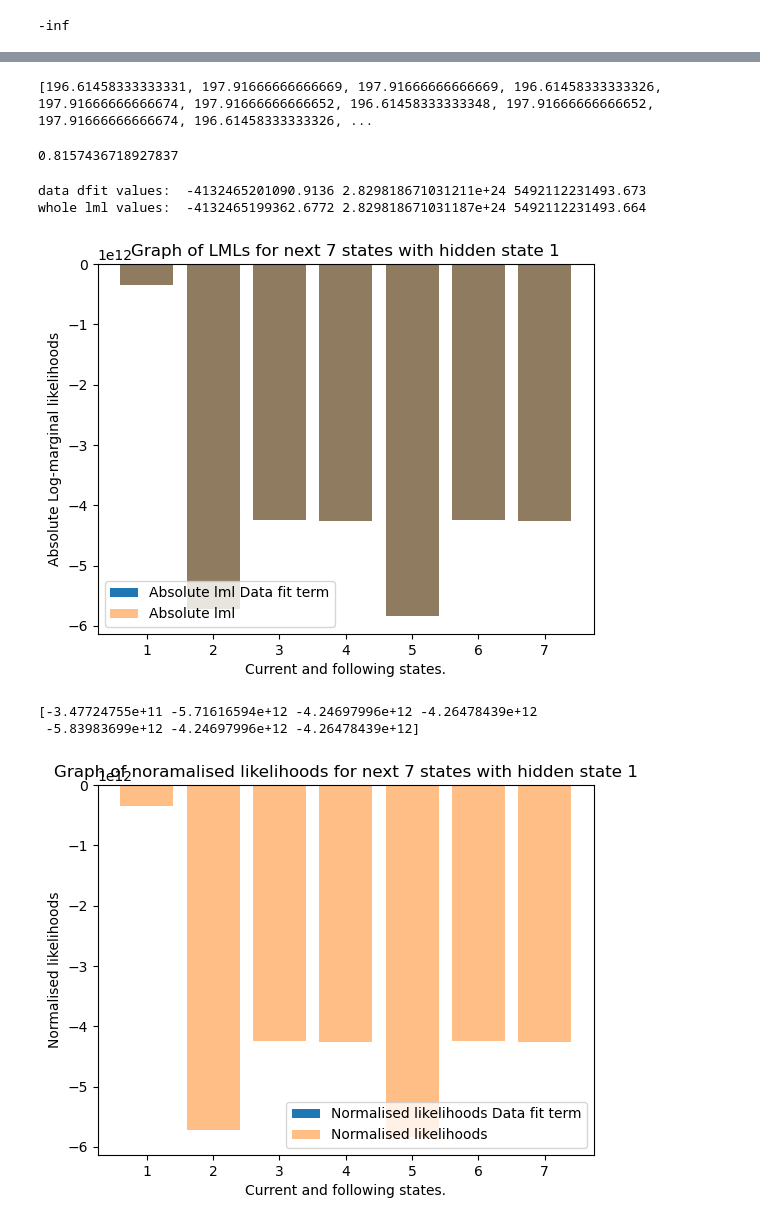
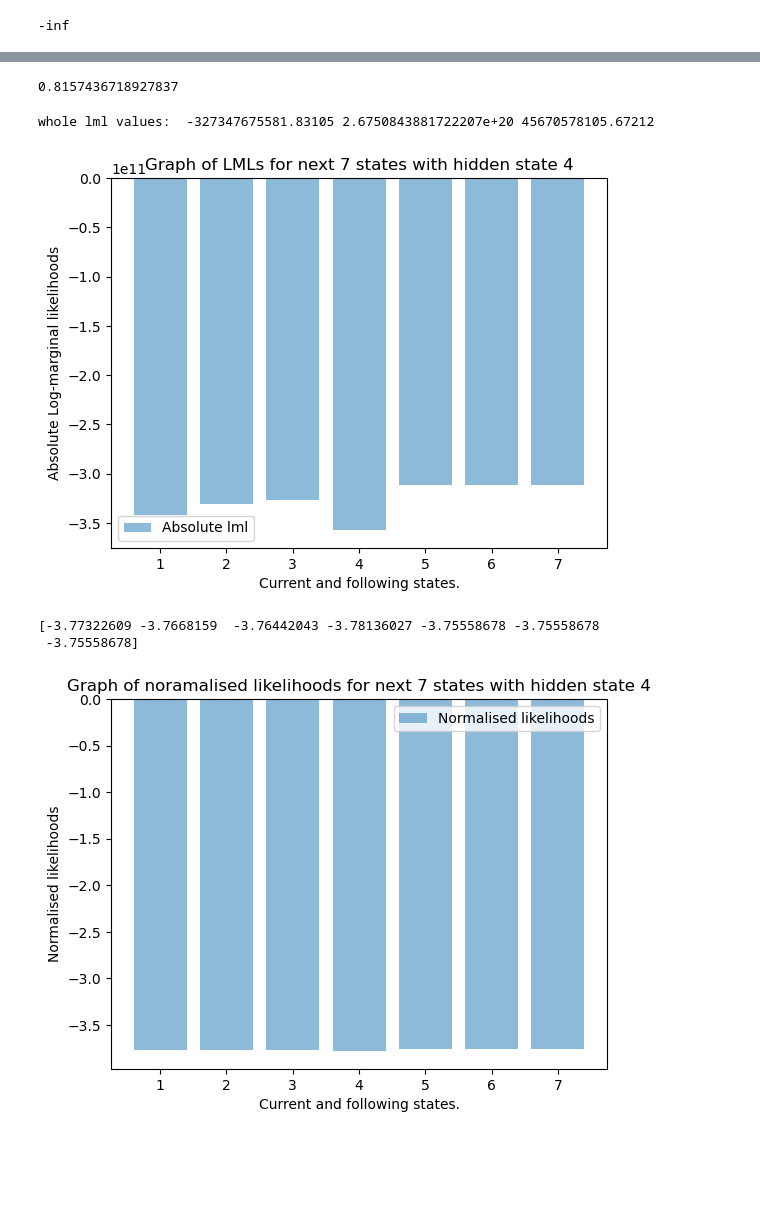
Before and after one commit to josephinecowley/Score-follower, a Jupyter notebook: viterbi_experiments/viterbi_state_duration_models.ipynb, the cells around one changed output, grey strips where cells are left out. Cells and saved outputs as stored; diff of their text form; code cells hidden in the pictures; blank space fills up the shorter version.

Commit message:
feat: add exploratory workings into sustain effects

```diff
--- a/viterbi_experiments/viterbi_state_duration_models.ipynb
+++ b/viterbi_experiments/viterbi_state_duration_models.ipynb
@@ -12,9 +12,10 @@ sys.path.append('/Users/josephine/Documents/Engineering /Part IIB/Score alignmen
 import helper
 # %%
 # Return hidden score states
-
+from librosa import hz_to_note
 note_info = process_midi_to_note_info('/Users/josephine/Documents/Engineering /Part IIB/Score alignment project/Score-follower/midi_files/Bach_1.midi')
-dic = notes_to_chords(note_info, sustain=False)
-score, time_to_next = dict_to_frequency_list(dic)
-print(score)
+dic = notes_to_chords(note_info, sustain=True)
+score, time_to_next, cumulative= dict_to_frequency_list(dic)
+for i in score:
+    print(hz_to_note(i))
 # %% [output]
@@ -27,17 +45,17 @@ print(time_to_next)
 # Create cov_dict
 
 cov_dict = {}
-sample_length = 500
+sample_length = 700
 sample_rate = 44100
 M=9
 transition=0.465
 v=2.37
-sigma_f=5
-sigma_n=0.1
+sigma_f=1/500000
+sigma_n=50
 time_samples = np.linspace(0, sample_length/sample_rate, sample_length)
 max_d = 50
 
-for state in score[:20]:
+for state in score[:100]:
     if str(state) not in cov_dict:
         cov_dict[str(state)] = helper.SM_kernel(
             time_samples, time_samples, M=M,  f=state, sigma_f=sigma_f, T=transition, v=v) + sigma_n**2 * np.eye(sample_length)
@@ -58,12 +76,12 @@ print(transition[2,4,7])
 # Return observed state elements as a list of np.arrays called audio_data
 
 # Define arguments
-hop_length = 2000
+hop_length = 5000
 
-show = 100000
-offset = 10000 # TODO Ive added an offset of 10000 for now whilst we havent implemented a solution for the initial silence
+show = 500000
+offset = 56000 # TODO Ive added an offset of 10000 for now whilst we havent implemented a solution for the initial silence
 
-performance_path = '/Users/josephine/Documents/Engineering /Part IIB/Score alignment project/Score-follower/wav_files/bach_3.wav'
+performance_path = '/Users/josephine/Documents/Engineering /Part IIB/Score alignment project/Score-follower/wav_files/slow_sustain.wav'
 sample_rate, data = wav.read(performance_path)
 
 performance_duration = len(data)/sample_rate
@@ -81,7 +99,3 @@ for i in sample_indices[:40]:
-# %%
-print(time_to_next)
-# %% [output]
-[196.61458333333331, 197.91666666666669, 197.91666666666669, 196.61458333333326, 197.91666666666674, 197.91666666666652, 196.61458333333348, 197.91666666666652, 197.91666666666674, 196.61458333333326, ...
 # %%
 p = 1/2.9
 q = 1 - p
@@ -93,45 +107,45 @@ print(advance_transition)
 # %%
  # Trying by processing methods (not normalisation)
 
 sample_length = len(audio_data[0])
 time_samples = np.linspace(0, sample_length/sample_rate, sample_length)
 freqs = [100, 150, 200, 250, 261, 275,300, 350, 400]
 probs = []
 probs_data_fit = []
 for f in range(len(score[:7])):
-    lml = -helper.stable_nlml(time_samples, audio_data[6], M=9, normalised=False, f=score[f], T=0.465, v=2.37)
-    lml_data_fit = -helper.relative_nlml(time_samples, audio_data[6], M=9, normalised=False, f=score[f], T=0.465, v=2.37)
+    lml = -helper.stable_nlml(time_samples, audio_data[36], M=9, normalised=False, f=score[f], T=0.465, v=2.37)
+    lml_data_fit = -helper.relative_nlml(time_samples, audio_data[36], M=9, normalised=False, f=score[f], T=0.465, v=2.37)
     probs.append(lml)
     probs_data_fit.append(lml_data_fit)
-print("data dfit values: ",np.mean(probs_data_fit), np.var(probs_data_fit), np.max(probs_data_fit)-np.min(probs_data_fit))
+# print("data dfit values: ",np.mean(probs_data_fit), np.var(probs_data_fit), np.max(probs_data_fit)-np.min(probs_data_fit))
 print("whole lml values: ",np.mean(probs), np.var(probs), np.max(probs)-np.min(probs))
-plt.bar([1,2,3,4,5,6,7], probs_data_fit, label="Absolute lml Data fit term")
+# plt.bar([1,2,3,4,5,6,7], probs_data_fit, label="Absolute lml Data fit term")
 plt.bar([1,2,3,4,5,6,7], probs, alpha=0.5, label="Absolute lml")
 plt.legend()
 
 plt.xlabel("Current and following states.")
 plt.ylabel("Absolute Log-marginal likelihoods")
-plt.title("Graph of LMLs for next 7 states with hidden state 1")
+plt.title("Graph of LMLs for next 7 states with hidden state 4")
 plt.show()
 
 
-probs = np.array(probs)**1
-probs_data_fit = np.array(probs_data_fit)**0.01
-plt.bar([1,2,3,4,5,6,7], probs_data_fit, label="Normalised likelihoods Data fit term")
+
+probs = np.sign(probs) * np.abs(probs)**0.05
+probs_data_fit =np.sign(probs_data_fit) * np.abs(probs_data_fit)**0.05
+# plt.bar([1,2,3,4,5,6,7], probs_data_fit, label="Normalised likelihoods Data fit term")
 plt.bar([1,2,3,4,5,6,7], probs,alpha=0.5, label="Normalised likelihoods")
 
 plt.xlabel("Current and following states.")
 plt.ylabel("Normalised likelihoods")
-plt.title("Graph of noramalised likelihoods for next 7 states with hidden state 1")
+plt.title("Graph of noramalised likelihoods for next 7 states with hidden state 4")
 plt.legend()
 print(probs)
 # %% [output]
-data dfit values:  -4132465201090.9136 2.829818671031211e+24 5492112231493.673
-whole lml values:  -4132465199362.6772 2.829818671031187e+24 5492112231493.664
+whole lml values:  -327347675581.83105 2.6750843881722207e+20 45670578105.67212
-[figure, old version]
+[figure, new version]
-[-3.47724755e+11 -5.71616594e+12 -4.24697996e+12 -4.26478439e+12
- -5.83983699e+12 -4.24697996e+12 -4.26478439e+12]
+[-3.77322609 -3.7668159  -3.76442043 -3.78136027 -3.75558678 -3.75558678
+ -3.75558678]
-[figure, old version]
+[figure, new version]
 # %%
  # Trying by normalisation
 
```
Also changed, not shown: parts of 17 cells of this notebook, 1 other file.
